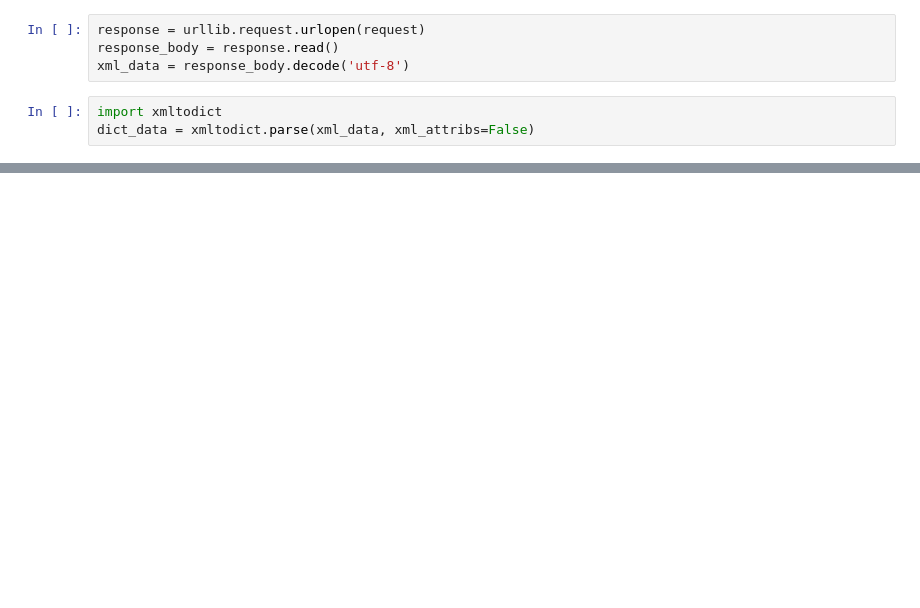
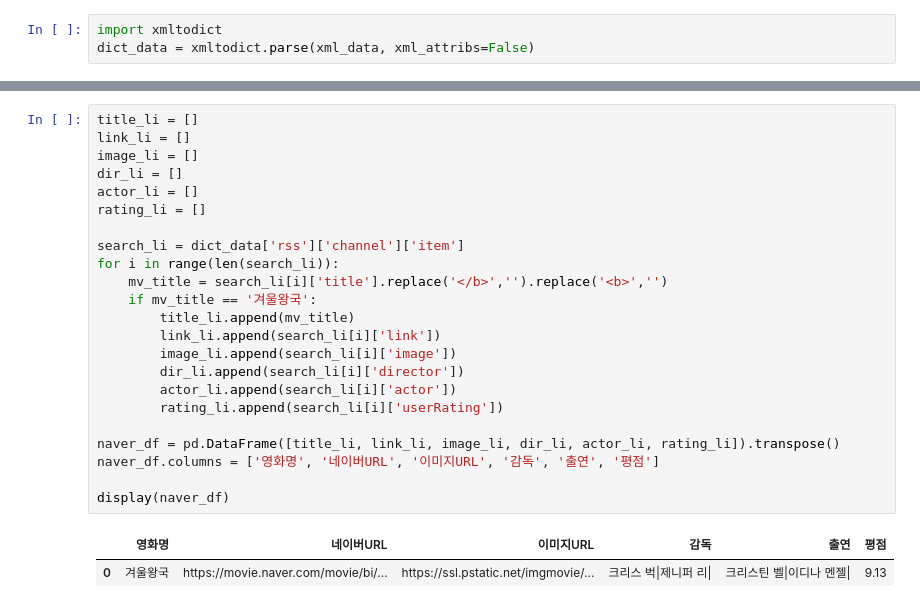
Before and after one commit to Play-Web-miniProject/MovieDL, a Jupyter notebook: eyz/naver_API.ipynb, the cells around one changed output, grey strips where cells are left out. Saved outputs shown, nothing was run; the diff lists cells and outputs as text; blank space fills up the shorter version.

```diff
--- a/eyz/naver_API.ipynb
+++ b/eyz/naver_API.ipynb
@@ -57,7 +158,3 @@ else:
-# %%
-response = urllib.request.urlopen(request)
-response_body = response.read()
-xml_data = response_body.decode('utf-8')
 # %%
 import xmltodict
 dict_data = xmltodict.parse(xml_data, xml_attribs=False)
@@ -81,3 +178,29 @@ dict_data
      'director': '크리스 벅|제니퍼 리|',
      'actor': '크리스틴 벨|이디나 멘젤|',
      'userRating': '9.13'}]}}}
+# %%
+title_li = []
+link_li = []
+image_li = []
+dir_li = []
+actor_li = []
+rating_li = []
+
+search_li = dict_data['rss']['channel']['item']
+for i in range(len(search_li)):
+    mv_title = search_li[i]['title'].replace('</b>','').replace('<b>','')
+    if mv_title == '겨울왕국':
+        title_li.append(mv_title)
+        link_li.append(search_li[i]['link'])
+        image_li.append(search_li[i]['image'])
+        dir_li.append(search_li[i]['director'])
+        actor_li.append(search_li[i]['actor'])
+        rating_li.append(search_li[i]['userRating'])
+
+naver_df = pd.DataFrame([title_li, link_li, image_li, dir_li, actor_li, rating_li]).transpose()
+naver_df.columns = ['영화명', '네이버URL', '이미지URL', '감독', '출연', '평점']
+
+display(naver_df)
+# %% [output]
+|  | 영화명 | 네이버URL | 이미지URL | 감독 | 출연 | 평점 |
+| 0 | 겨울왕국 | https://movie.naver.com/movie/bi/... | https://ssl.pstatic.net/imgmovie/... | 크리스 벅|제니퍼 리| | 크리스틴 벨|이디나 멘젤| | 9.13 |
```
Also changed, not shown: parts of 11 cells of this notebook.
